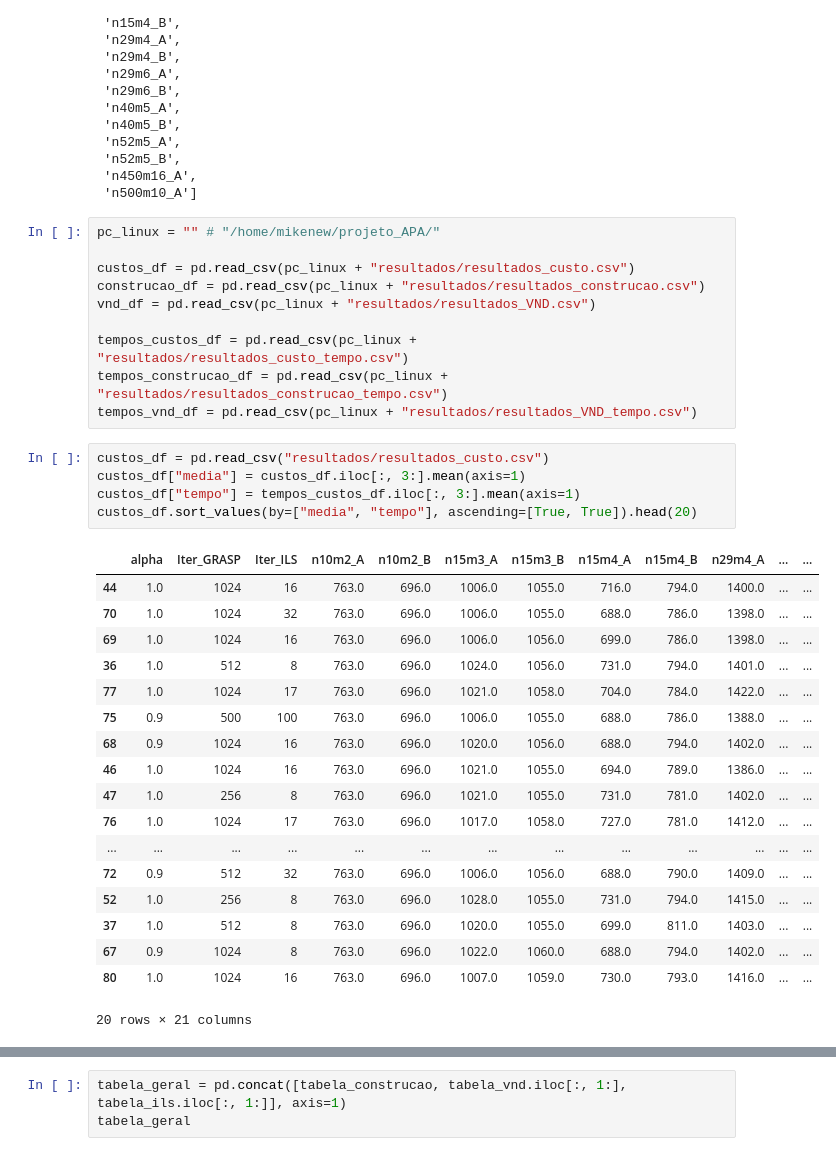
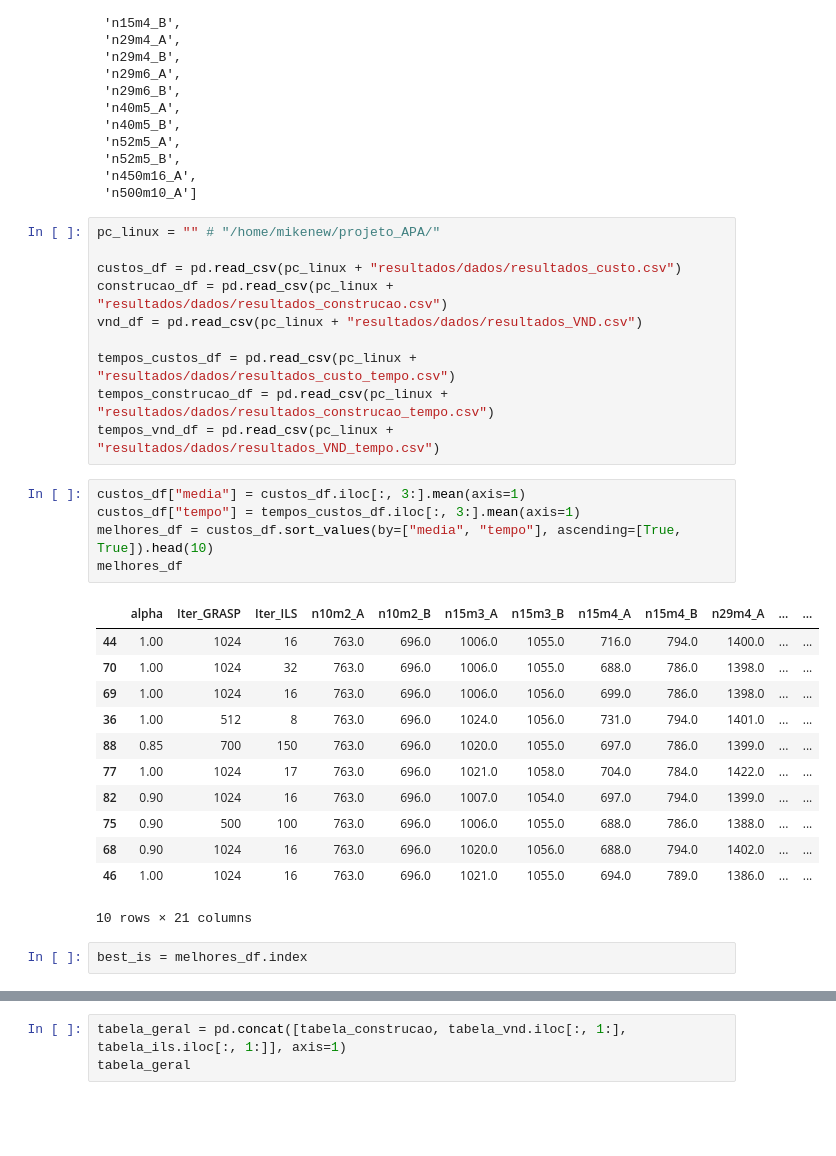
Before and after one commit to Guilherme-iram/projeto_APA, a Jupyter notebook: estatistica_resultados.ipynb, the cells around one changed output, grey strips where cells are left out. Drawn from its saved outputs; the diff is of its cells as text; blank space fills up the shorter version.

Commit message:
revisao geral + relatorio de resultados

```diff
--- a/estatistica_resultados.ipynb
+++ b/estatistica_resultados.ipynb
@@ -83,37 +83,33 @@ instancias
 # %%
 pc_linux = "" # "/home/mikenew/projeto_APA/"
 
-custos_df = pd.read_csv(pc_linux + "resultados/resultados_custo.csv")
-construcao_df = pd.read_csv(pc_linux + "resultados/resultados_construcao.csv")
-vnd_df = pd.read_csv(pc_linux + "resultados/resultados_VND.csv")
+custos_df = pd.read_csv(pc_linux + "resultados/dados/resultados_custo.csv")
+construcao_df = pd.read_csv(pc_linux + "resultados/dados/resultados_construcao.csv")
+vnd_df = pd.read_csv(pc_linux + "resultados/dados/resultados_VND.csv")
 
-tempos_custos_df = pd.read_csv(pc_linux + "resultados/resultados_custo_tempo.csv")
-tempos_construcao_df = pd.read_csv(pc_linux + "resultados/resultados_construcao_tempo.csv")
-tempos_vnd_df = pd.read_csv(pc_linux + "resultados/resultados_VND_tempo.csv")
+tempos_custos_df = pd.read_csv(pc_linux + "resultados/dados/resultados_custo_tempo.csv")
+tempos_construcao_df = pd.read_csv(pc_linux + "resultados/dados/resultados_construcao_tempo.csv")
+tempos_vnd_df = pd.read_csv(pc_linux + "resultados/dados/resultados_VND_tempo.csv")
 # %%
-custos_df = pd.read_csv("resultados/resultados_custo.csv")
 custos_df["media"] = custos_df.iloc[:, 3:].mean(axis=1)
 custos_df["tempo"] = tempos_custos_df.iloc[:, 3:].mean(axis=1)
-custos_df.sort_values(by=["media", "tempo"], ascending=[True, True]).head(20)
+melhores_df = custos_df.sort_values(by=["media", "tempo"], ascending=[True, True]).head(10)
+melhores_df
 # %% [output]
 |  | alpha | Iter_GRASP | Iter_ILS | n10m2_A | n10m2_B | n15m3_A | n15m3_B | n15m4_A | n15m4_B | n29m4_A | ... | ... |
-| 44 | 1.0 | 1024 | 16 | 763.0 | 696.0 | 1006.0 | 1055.0 | 716.0 | 794.0 | 1400.0 | ... | ... |
-| 70 | 1.0 | 1024 | 32 | 763.0 | 696.0 | 1006.0 | 1055.0 | 688.0 | 786.0 | 1398.0 | ... | ... |
-| 69 | 1.0 | 1024 | 16 | 763.0 | 696.0 | 1006.0 | 1056.0 | 699.0 | 786.0 | 1398.0 | ... | ... |
-| 36 | 1.0 | 512 | 8 | 763.0 | 696.0 | 1024.0 | 1056.0 | 731.0 | 794.0 | 1401.0 | ... | ... |
-| 77 | 1.0 | 1024 | 17 | 763.0 | 696.0 | 1021.0 | 1058.0 | 704.0 | 784.0 | 1422.0 | ... | ... |
-| 75 | 0.9 | 500 | 100 | 763.0 | 696.0 | 1006.0 | 1055.0 | 688.0 | 786.0 | 1388.0 | ... | ... |
-| 68 | 0.9 | 1024 | 16 | 763.0 | 696.0 | 1020.0 | 1056.0 | 688.0 | 794.0 | 1402.0 | ... | ... |
-| 46 | 1.0 | 1024 | 16 | 763.0 | 696.0 | 1021.0 | 1055.0 | 694.0 | 789.0 | 1386.0 | ... | ... |
-| 47 | 1.0 | 256 | 8 | 763.0 | 696.0 | 1021.0 | 1055.0 | 731.0 | 781.0 | 1402.0 | ... | ... |
-| 76 | 1.0 | 1024 | 17 | 763.0 | 696.0 | 1017.0 | 1058.0 | 727.0 | 781.0 | 1412.0 | ... | ... |
-| ... | ... | ... | ... | ... | ... | ... | ... | ... | ... | ... | ... | ... |
-| 72 | 0.9 | 512 | 32 | 763.0 | 696.0 | 1006.0 | 1056.0 | 688.0 | 790.0 | 1409.0 | ... | ... |
-| 52 | 1.0 | 256 | 8 | 763.0 | 696.0 | 1028.0 | 1055.0 | 731.0 | 794.0 | 1415.0 | ... | ... |
-| 37 | 1.0 | 512 | 8 | 763.0 | 696.0 | 1020.0 | 1055.0 | 699.0 | 811.0 | 1403.0 | ... | ... |
-| 67 | 0.9 | 1024 | 8 | 763.0 | 696.0 | 1022.0 | 1060.0 | 688.0 | 794.0 | 1402.0 | ... | ... |
-| 80 | 1.0 | 1024 | 16 | 763.0 | 696.0 | 1007.0 | 1059.0 | 730.0 | 793.0 | 1416.0 | ... | ... |
+| 44 | 1.00 | 1024 | 16 | 763.0 | 696.0 | 1006.0 | 1055.0 | 716.0 | 794.0 | 1400.0 | ... | ... |
+| 70 | 1.00 | 1024 | 32 | 763.0 | 696.0 | 1006.0 | 1055.0 | 688.0 | 786.0 | 1398.0 | ... | ... |
+| 69 | 1.00 | 1024 | 16 | 763.0 | 696.0 | 1006.0 | 1056.0 | 699.0 | 786.0 | 1398.0 | ... | ... |
+| 36 | 1.00 | 512 | 8 | 763.0 | 696.0 | 1024.0 | 1056.0 | 731.0 | 794.0 | 1401.0 | ... | ... |
+| 88 | 0.85 | 700 | 150 | 763.0 | 696.0 | 1020.0 | 1055.0 | 697.0 | 786.0 | 1399.0 | ... | ... |
+| 77 | 1.00 | 1024 | 17 | 763.0 | 696.0 | 1021.0 | 1058.0 | 704.0 | 784.0 | 1422.0 | ... | ... |
+| 82 | 0.90 | 1024 | 16 | 763.0 | 696.0 | 1007.0 | 1054.0 | 697.0 | 794.0 | 1399.0 | ... | ... |
+| 75 | 0.90 | 500 | 100 | 763.0 | 696.0 | 1006.0 | 1055.0 | 688.0 | 786.0 | 1388.0 | ... | ... |
+| 68 | 0.90 | 1024 | 16 | 763.0 | 696.0 | 1020.0 | 1056.0 | 688.0 | 794.0 | 1402.0 | ... | ... |
+| 46 | 1.00 | 1024 | 16 | 763.0 | 696.0 | 1021.0 | 1055.0 | 694.0 | 789.0 | 1386.0 | ... | ... |
-20 rows × 21 columns
+10 rows × 21 columns
+# %%
+best_is = melhores_df.index
 # %%
 print("Custo médio de todas as instancias:")
 
```
Also changed, not shown: parts of 8 cells of this notebook, 32 other files.
